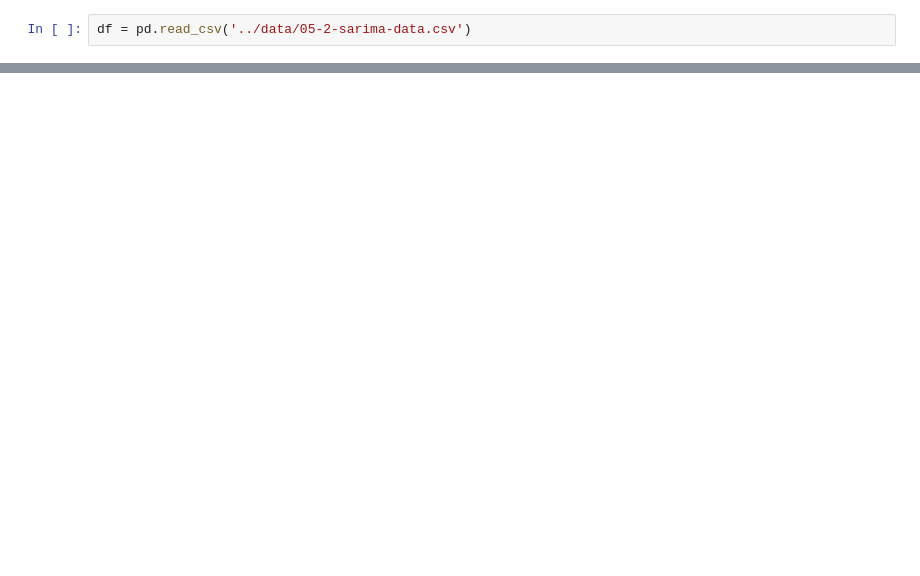
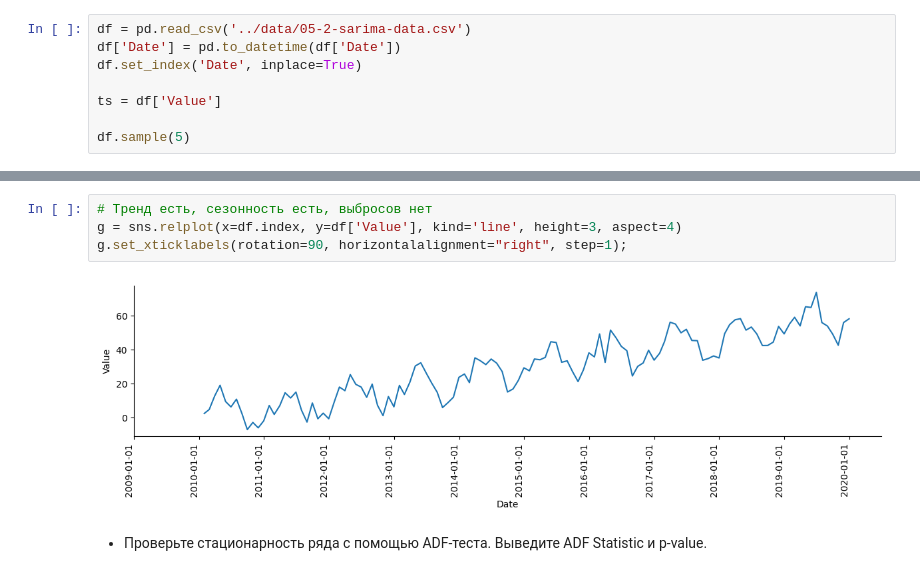
Before and after one commit to skv-analyst/study-timeseries-analysis-forecasting, a Jupyter notebook: notebooks/05-2-sarima.ipynb, the cells around one changed output, grey strips where cells are left out. Cells and saved outputs as stored; diff of their text form; blank space fills up the shorter version.

Commit message:
add: step 05-2

```diff
--- a/notebooks/05-2-sarima.ipynb
+++ b/notebooks/05-2-sarima.ipynb
@@ -13,2 +13,8 @@ import pandas as pd
 # %%
 df = pd.read_csv('../data/05-2-sarima-data.csv')
+df['Date'] = pd.to_datetime(df['Date'])
+df.set_index('Date', inplace=True)
+
+ts = df['Value']
+
+df.sample(5)
@@ -14,0 +29,8 @@ df = pd.read_csv('../data/05-2-sarima-data.csv')
+# %%
+# Тренд есть, сезонность есть, выбросов нет
+g = sns.relplot(x=df.index, y=df['Value'], kind='line', height=3, aspect=4)
+g.set_xticklabels(rotation=90, horizontalalignment="right", step=1);
+# %% [output]
+[figure, added]
+# %% [markdown]
+- Проверьте стационарность ряда с помощью ADF-теста. Выведите ADF Statistic и p-value.
```
Also changed, not shown: parts of 19 cells of this notebook, 1 other file.
